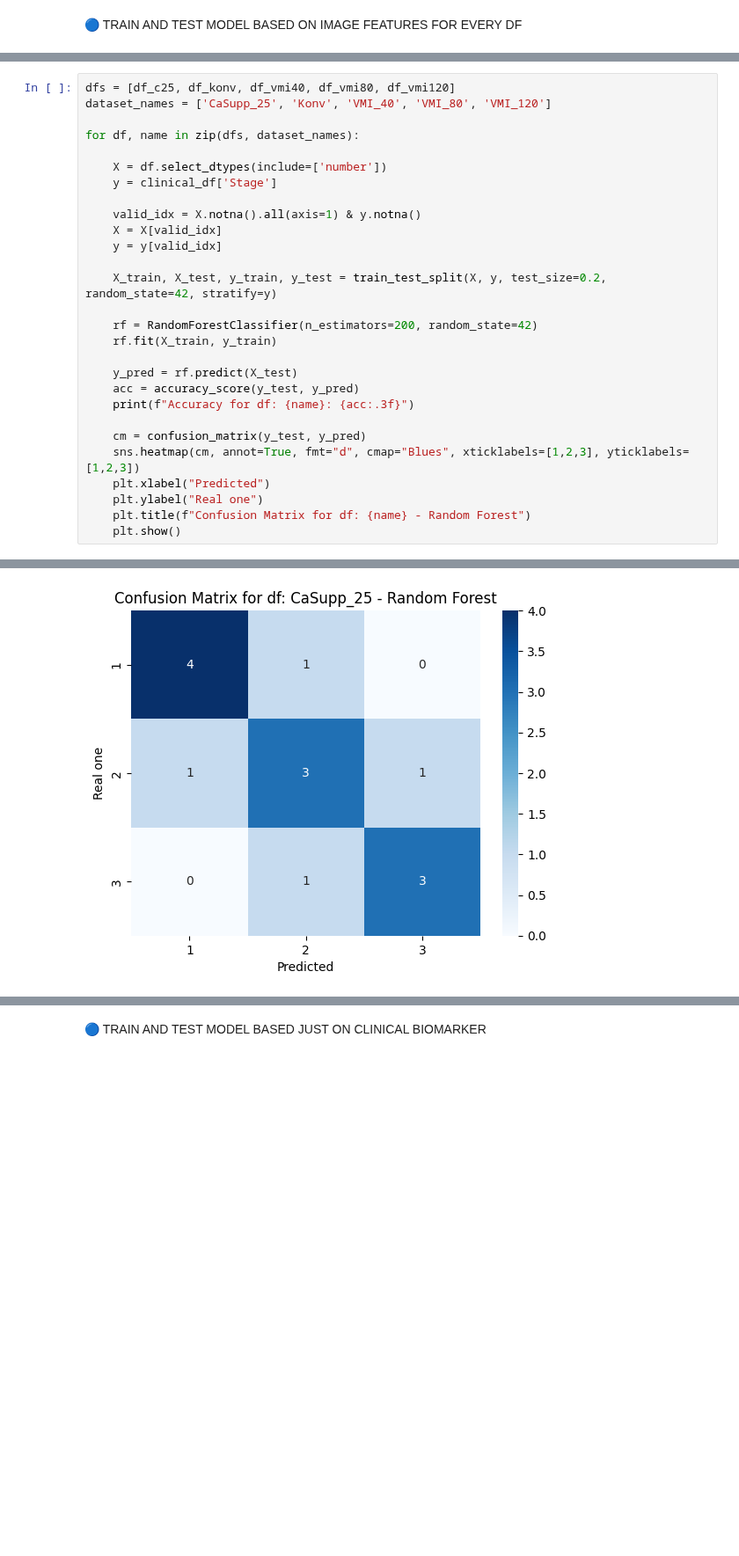
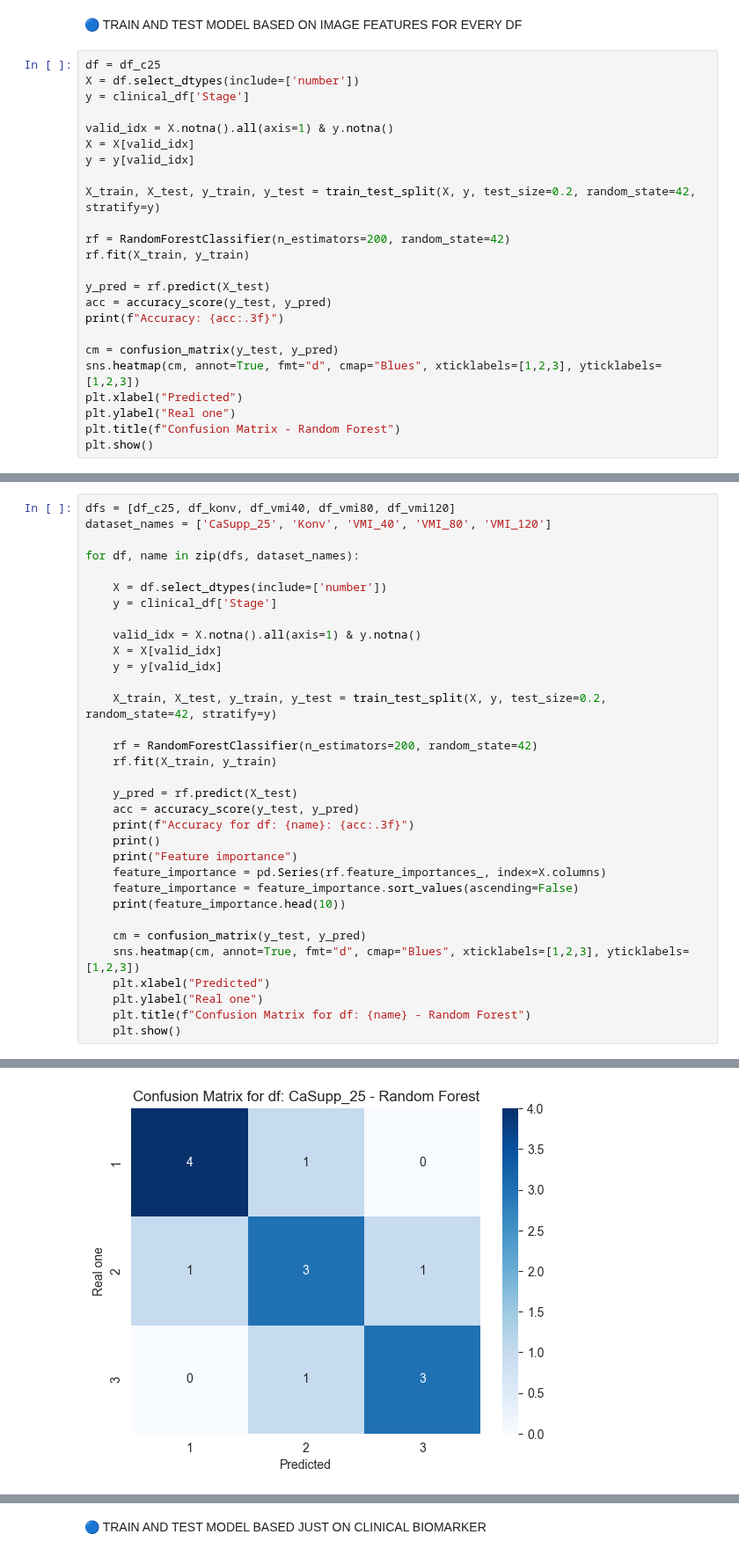
Before and after one commit to lukas1110/Analysis-of-multiple-myelomas-from-dual-CT, a Jupyter notebook: data_analysis/random_forest.ipynb, the cells around one changed output, grey strips where cells are left out. Shown at 88% size. Cells and saved outputs as stored; diff of their text form; blank space fills up the shorter version.

```diff
--- a/data_analysis/random_forest.ipynb
+++ b/data_analysis/random_forest.ipynb
@@ -22,3 +22,27 @@ df_vmi120 = pd.read_csv(r"D:\CSV\merged\merged_monoe_120kev_radiomics_spine_lesi
 df_konv = pd.read_csv(r"D:\CSV\merged\merged_konv_radiomics_spine_lesions_features.csv")
 # %% [markdown]
 🔵 TRAIN AND TEST MODEL BASED ON IMAGE FEATURES FOR EVERY DF
+# %%
+df = df_c25
+X = df.select_dtypes(include=['number'])
+y = clinical_df['Stage']
+
+valid_idx = X.notna().all(axis=1) & y.notna()
+X = X[valid_idx]
+y = y[valid_idx]
+
+X_train, X_test, y_train, y_test = train_test_split(X, y, test_size=0.2, random_state=42, stratify=y)
+
+rf = RandomForestClassifier(n_estimators=200, random_state=42)
+rf.fit(X_train, y_train)
+
+y_pred = rf.predict(X_test)
+acc = accuracy_score(y_test, y_pred)
+print(f"Accuracy: {acc:.3f}")
+
+cm = confusion_matrix(y_test, y_pred)
+sns.heatmap(cm, annot=True, fmt="d", cmap="Blues", xticklabels=[1,2,3], yticklabels=[1,2,3])
+plt.xlabel("Predicted")
+plt.ylabel("Real one")
+plt.title(f"Confusion Matrix - Random Forest")
+plt.show()
@@ -43,6 +70,11 @@ for df, name in zip(dfs, dataset_names):
     y_pred = rf.predict(X_test)
     acc = accuracy_score(y_test, y_pred)
     print(f"Accuracy for df: {name}: {acc:.3f}")
+    print()
+    print("Feature importance")
+    feature_importance = pd.Series(rf.feature_importances_, index=X.columns)
+    feature_importance = feature_importance.sort_values(ascending=False)
+    print(feature_importance.head(10))
 
     cm = confusion_matrix(y_test, y_pred)
     sns.heatmap(cm, annot=True, fmt="d", cmap="Blues", xticklabels=[1,2,3], yticklabels=[1,2,3])
@@ -55,2 +100,2 @@ Accuracy for df: CaSupp_25: 0.714
-[figure, old version]
+[figure, new version]
 Accuracy for df: Konv: 0.500
```
Also changed, not shown: parts of 5 cells of this notebook, 1 other file.
